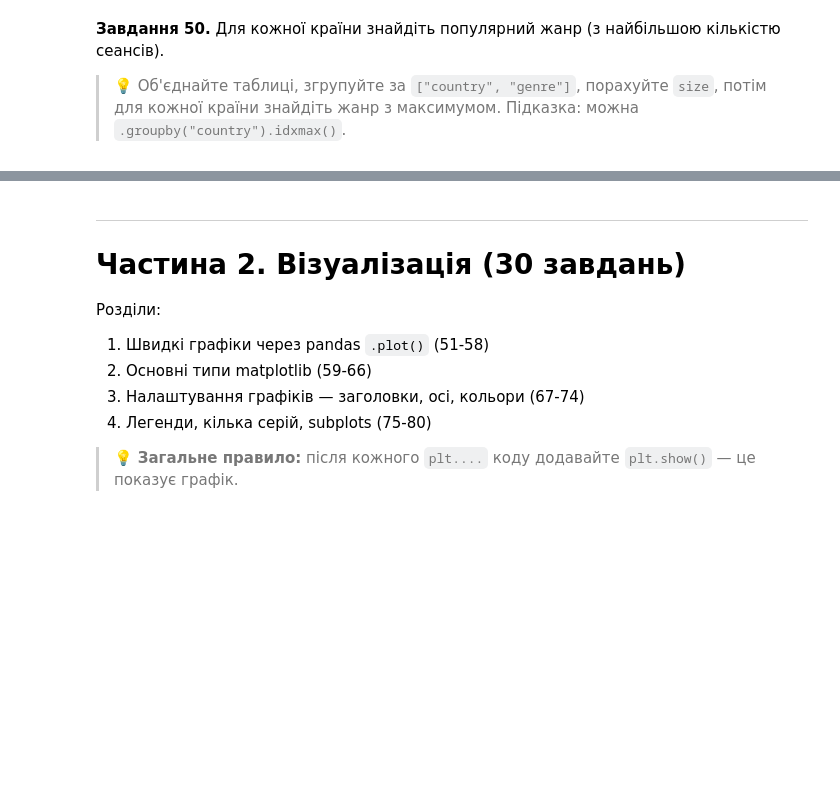
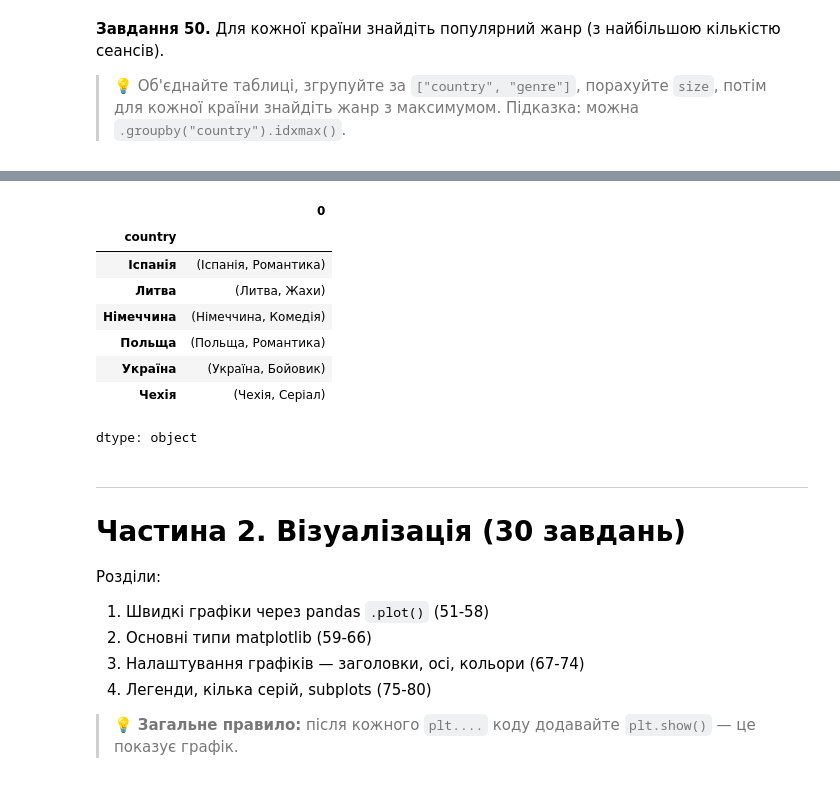
Before and after one commit to NatalieAleksandrova2026/DTA_2026, a Jupyter notebook: Homework/pandas_viz_practice.ipynb, the cells around one changed output, grey strips where cells are left out. Cells and saved outputs as stored; diff of their text form; code cells hidden in the pictures; blank space fills up the shorter version.

```diff
--- a/Homework/pandas_viz_practice.ipynb
+++ b/Homework/pandas_viz_practice.ipynb
@@ -953,3 +960,18 @@ sess_by_plan
+# %%
+# Завдання 50:
+merged = sess.merge(subs[['subscriber_id', 'country']], on='subscriber_id')
+genre_by_country = merged.groupby(['country', 'genre']).size().groupby('country').idxmax()
+genre_by_country
+# %% [output]
+|  | 0 |
+| country |  |
+| Іспанія | (Іспанія, Романтика) |
+| Литва | (Литва, Жахи) |
+| Німеччина | (Німеччина, Комедія) |
+| Польща | (Польща, Романтика) |
+| Україна | (Україна, Бойовик) |
+| Чехія | (Чехія, Серіал) |
+dtype: object
 # %% [markdown]
 ---
 
```
Also changed, not shown: parts of 2 cells of this notebook.
